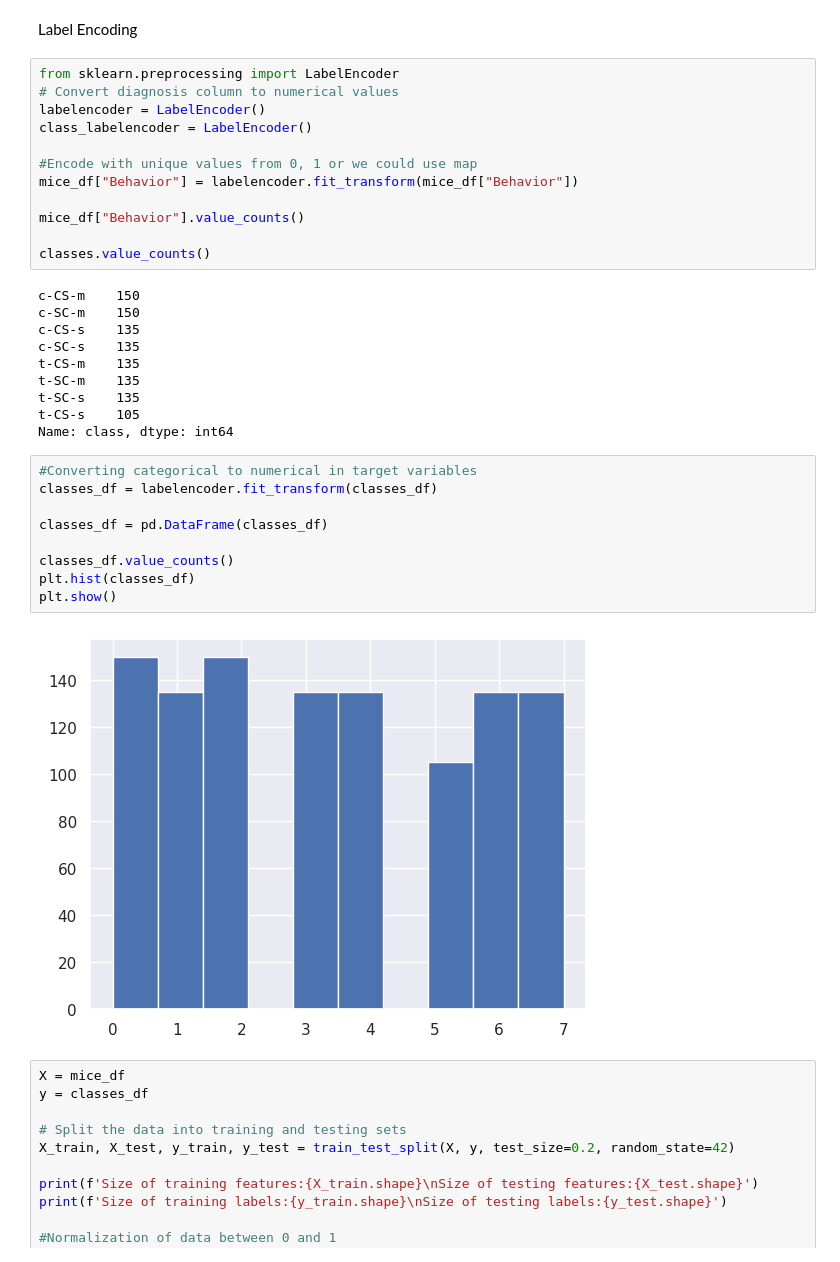
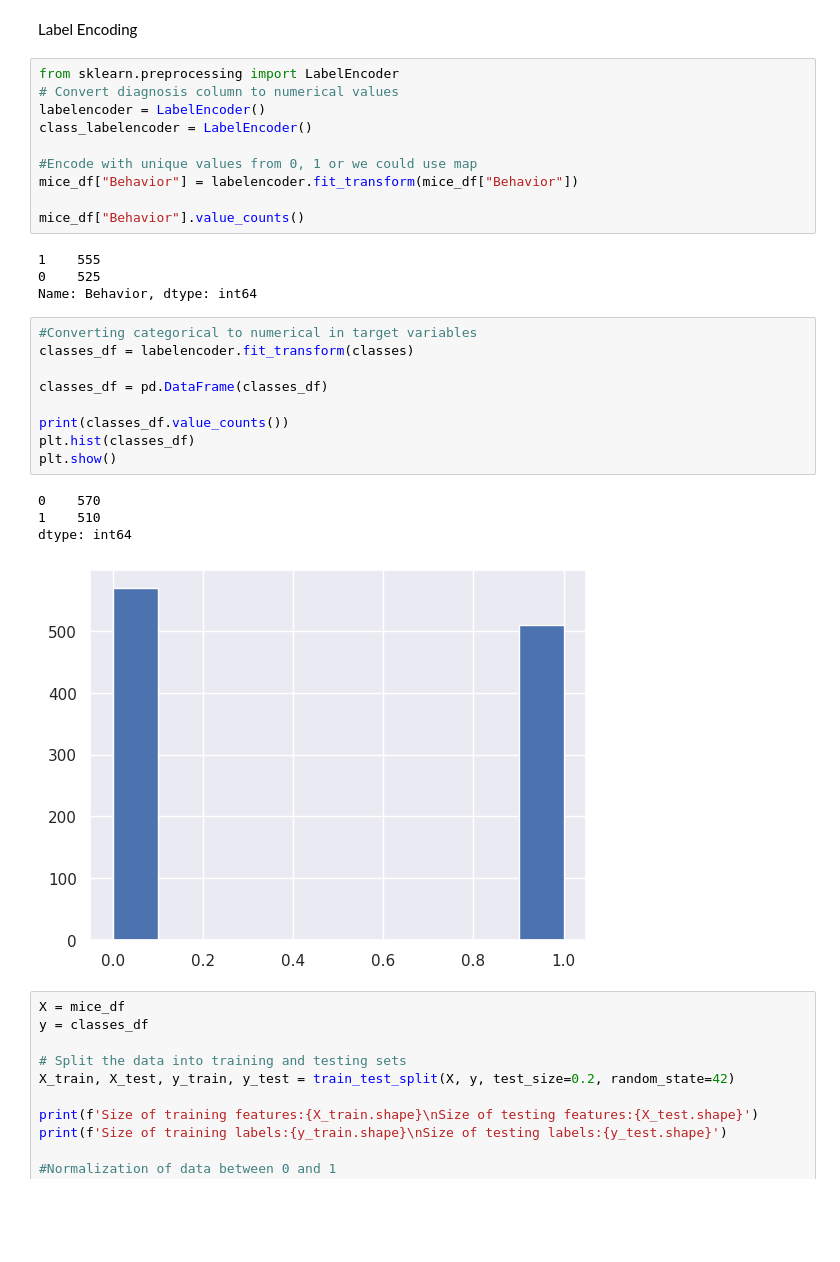
Before and after one commit to amoses-a/mice_protein_expression_ml, a Jupyter notebook: mice_protein_expression_classification_and_hyperparameter_tuning.ipynb, the cells around one changed output. Drawn from its saved outputs; the diff is of its cells as text; blank space fills up the shorter version.

```diff
--- a/mice_protein_expression_classification_and_hyperparameter_tuning.ipynb
+++ b/mice_protein_expression_classification_and_hyperparameter_tuning.ipynb
@@ -241,29 +251,24 @@ class_labelencoder = LabelEncoder()
 mice_df["Behavior"] = labelencoder.fit_transform(mice_df["Behavior"])
 
 mice_df["Behavior"].value_counts()
-
-classes.value_counts()
 # %% [output]
-c-CS-m    150
-c-SC-m    150
-c-CS-s    135
-c-SC-s    135
-t-CS-m    135
-t-SC-m    135
-t-SC-s    135
-t-CS-s    105
-Name: class, dtype: int64
+1    555
+0    525
+Name: Behavior, dtype: int64
 # %%
 #Converting categorical to numerical in target variables
-classes_df = labelencoder.fit_transform(classes_df)
+classes_df = labelencoder.fit_transform(classes)
 
 classes_df = pd.DataFrame(classes_df)
 
-classes_df.value_counts()
+print(classes_df.value_counts())
 plt.hist(classes_df)
 plt.show()
 # %% [output]
+0    570
+1    510
+dtype: int64
-[figure, old version]
+[figure, new version]
 # %%
 X = mice_df
 y = classes_df
```
Also changed, not shown: parts of 2 cells of this notebook.
